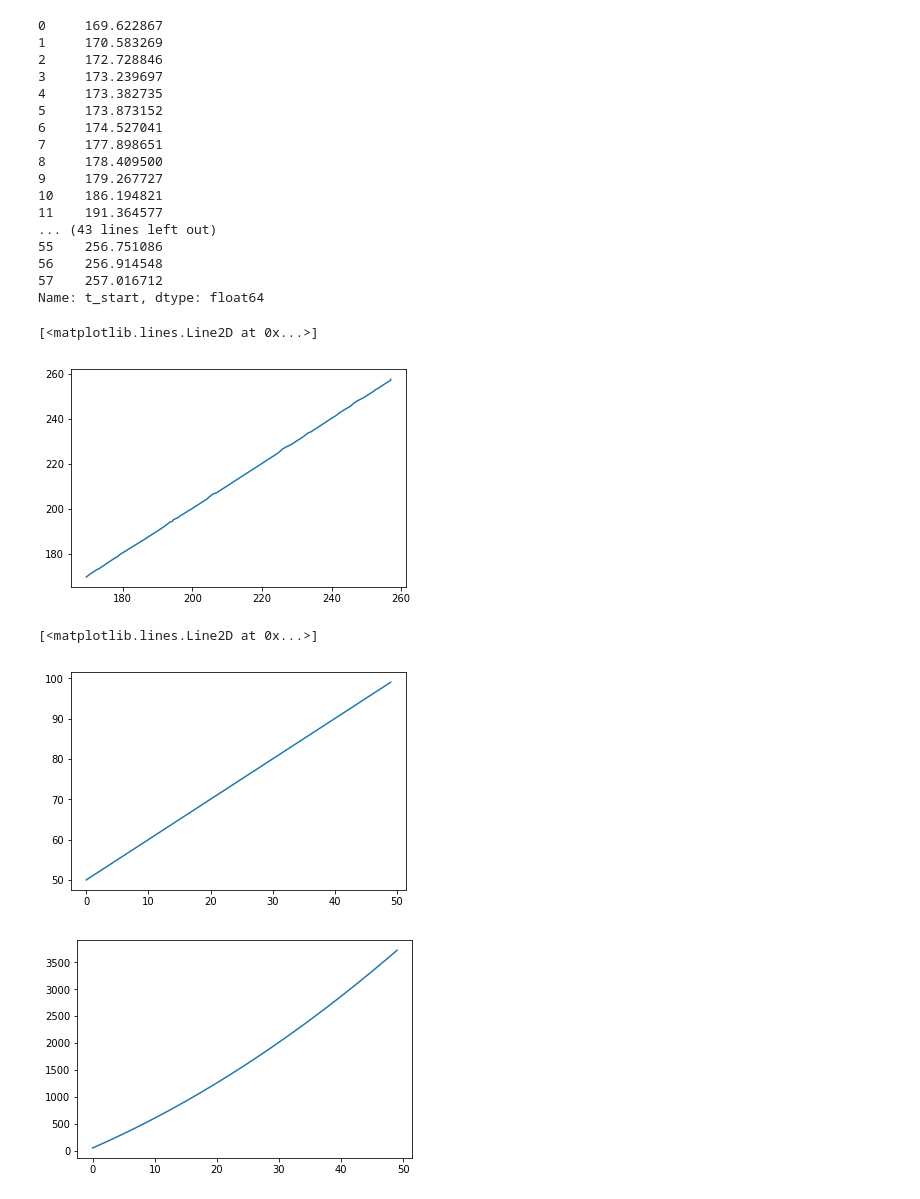
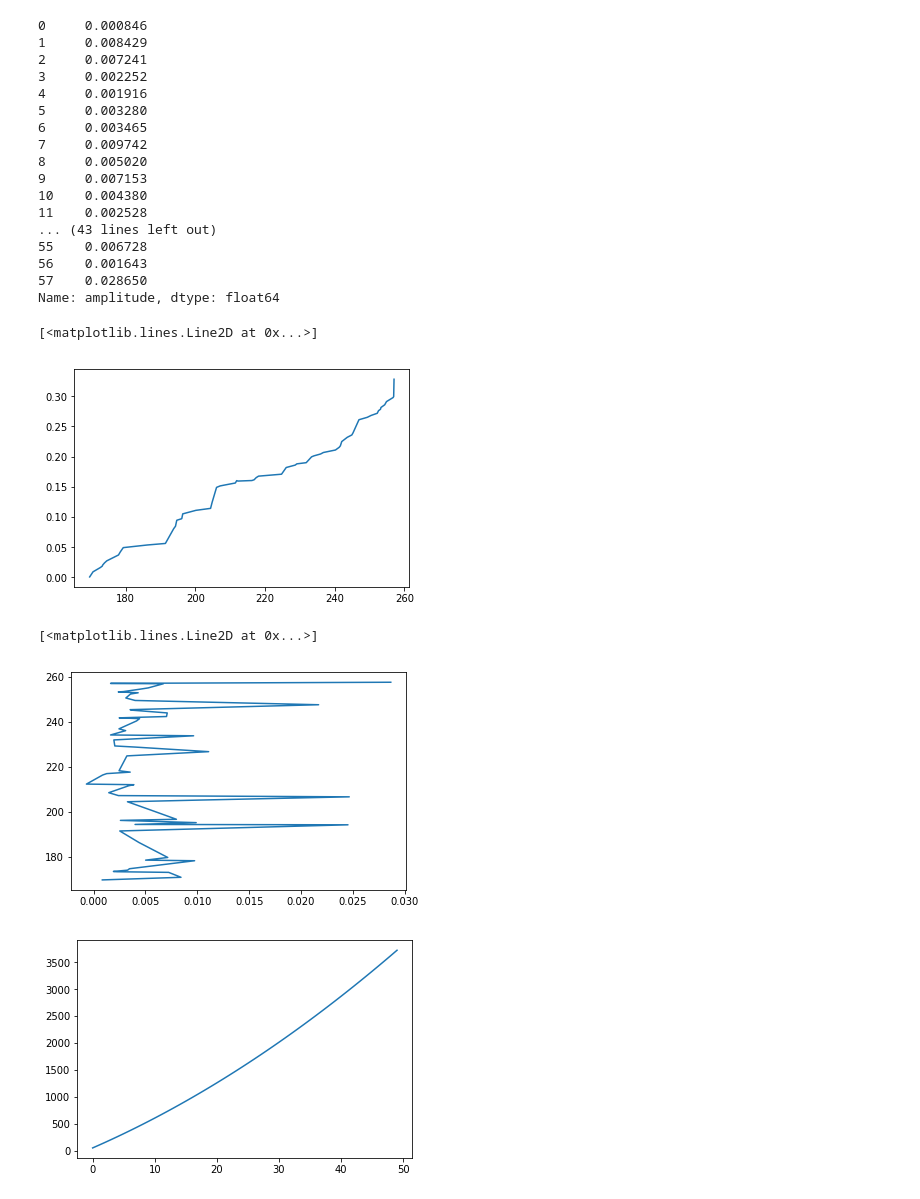
Before and after one commit to mscoggs/flare_cycles, a Jupyter notebook: testbed.ipynb, the cells around one changed output. Cells and saved outputs as stored; diff of their text form; code cells hidden in the pictures.

```diff
--- a/testbed.ipynb
+++ b/testbed.ipynb
@@ -13,36 +13,36 @@ df = pd.read_table(file, comment="#", delimiter=",",
                           "t_FWHM_aflare1", "amplitude_aflare1", "flare_chisq", "KS_d_model", "KS_p_model",
                           "KS_d_cont", "KS_p_cont", "Equiv_Dur", "ED68i", "ED90i"))
 # %%
-df['t_start']
+df['amplitude']
 # %% [output]
-0     169.622867
-1     170.583269
-2     172.728846
-3     173.239697
-4     173.382735
-5     173.873152
-6     174.527041
-7     177.898651
-8     178.409500
-9     179.267727
-10    186.194821
-11    191.364577
+0     0.000846
+1     0.008429
+2     0.007241
+3     0.002252
+4     0.001916
+5     0.003280
+6     0.003465
+7     0.009742
+8     0.005020
+9     0.007153
+10    0.004380
+11    0.002528
 ... (43 lines left out)
-55    256.751086
-56    256.914548
-57    257.016712
-Name: t_start, dtype: float64
+55    0.006728
+56    0.001643
+57    0.028650
+Name: amplitude, dtype: float64
 # %%
-plt.plot(df['t_start'], df['t_stop'])
+plt.plot(df['t_start'], np.cumsum(df['amplitude']))
 # %% [output]
 [<matplotlib.lines.Line2D at 0x...>]
-[figure, old version]
+[figure, new version]
 # %%
 x = np.arange(50, 100, 1)
-plt.plot(x)
+plt.plot(df['amplitude'], df['t_stop'])
 # %% [output]
 [<matplotlib.lines.Line2D at 0x...>]
-[figure, old version]
+[figure, new version]
 # %%
 plt.plot(np.cumsum(x))
 # %% [output]
```
